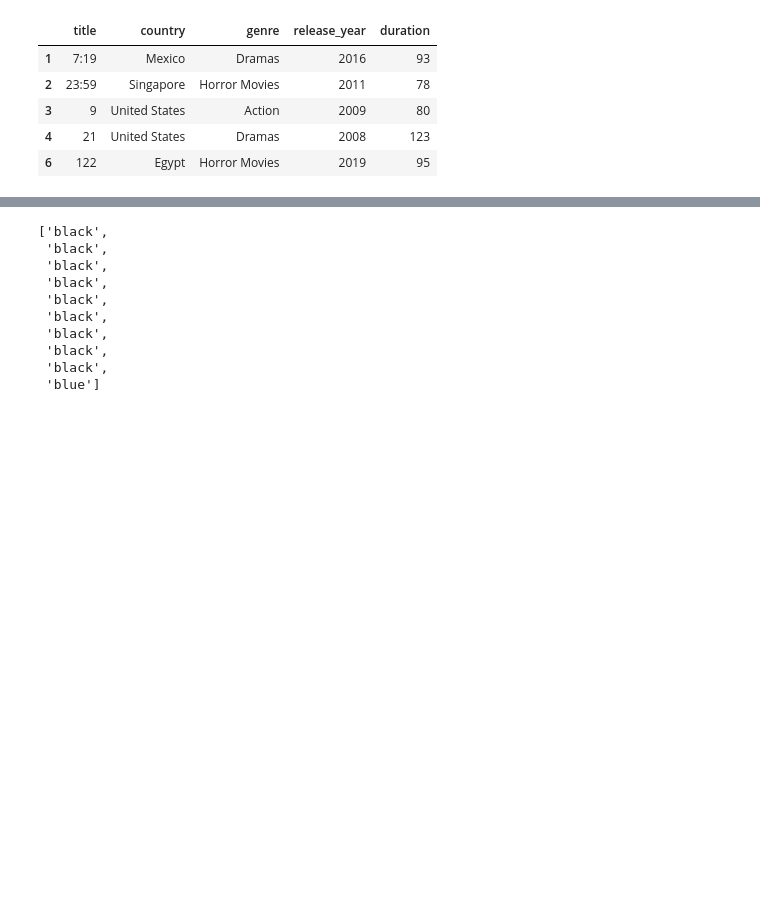
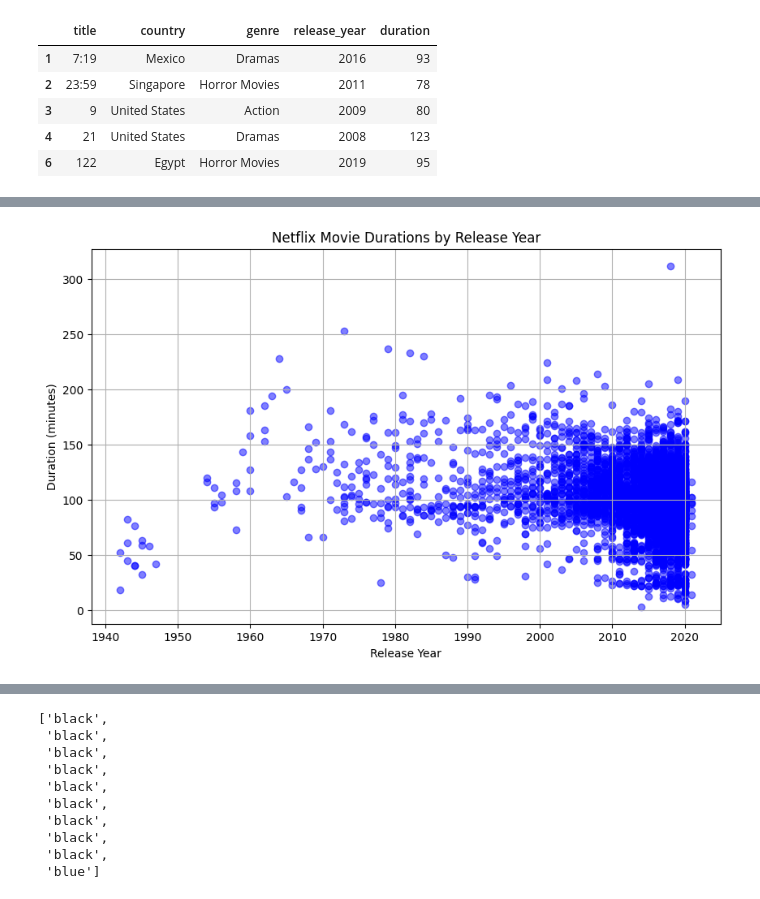
Before and after one commit to OlumideOlumayegun/netflix-movie-analysis, a Jupyter notebook: notebook.ipynb, the cells around one changed output, grey strips where cells are left out. Drawn from its saved outputs; the diff is of its cells as text; code cells hidden in the pictures; blank space fills up the shorter version.

```diff
--- a/notebook.ipynb
+++ b/notebook.ipynb
@@ -145,0 +176,17 @@ plt.show()
+# %%
+# Create a scatter plot
+plt.figure(figsize=(10, 6))  # Set the figure size
+plt.scatter(netflix_movies_col_subset['release_year'], netflix_movies_col_subset['duration'], alpha=0.5, color='b')
+
+# Add labels and title
+plt.xlabel('Release Year')
+plt.ylabel('Duration (minutes)')
+plt.title('Netflix Movie Durations by Release Year')
+
+# Add a grid for better readability
+plt.grid(True)
+
+# Display the plot
+plt.show()
+# %% [output]
+[figure, added]
```
Also changed, not shown: parts of 42 cells of this notebook, 1 other file.
